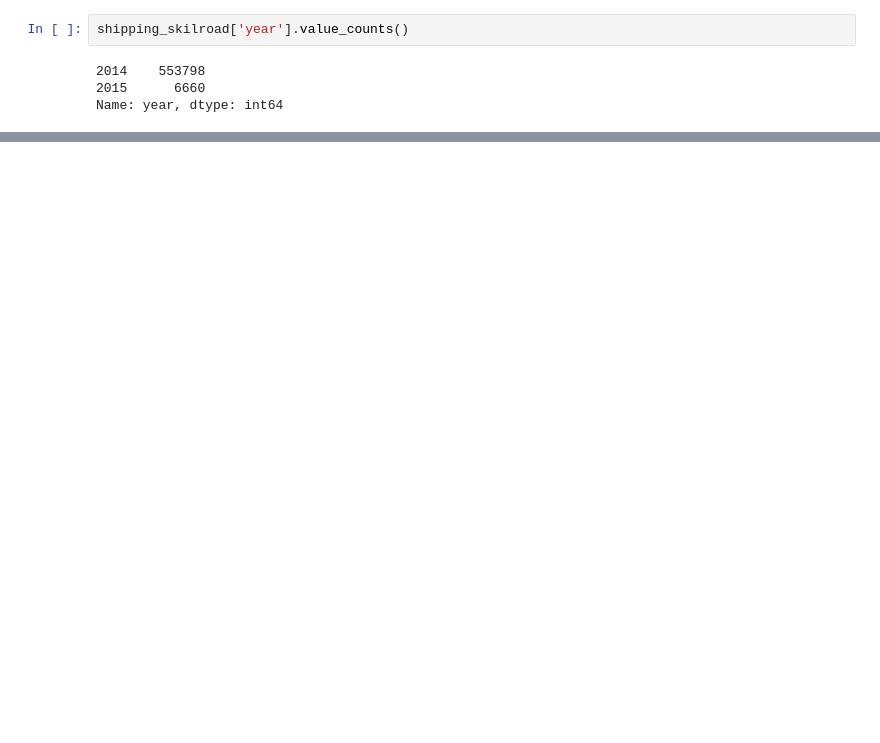
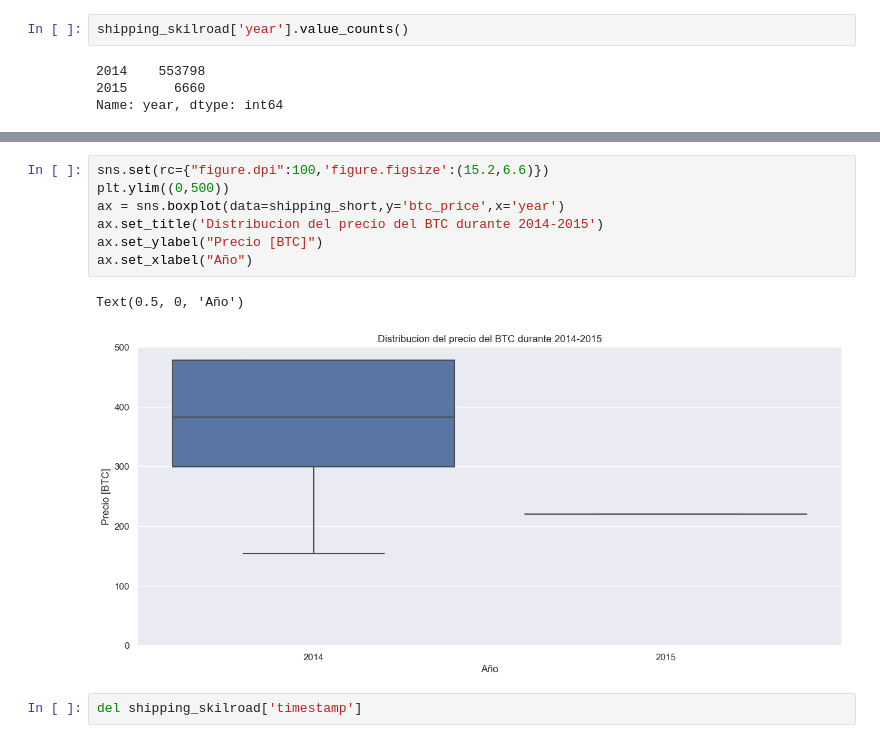
Before and after one commit to alejovillores/TP4_oganizacion_de_datos, a Jupyter notebook: data_exploration_shipping_skilroad.ipynb, the cells around one changed output, grey strips where cells are left out. Saved outputs shown, nothing was run; the diff lists cells and outputs as text; blank space fills up the shorter version.

```diff
--- a/data_exploration_shipping_skilroad.ipynb
+++ b/data_exploration_shipping_skilroad.ipynb
@@ -182,0 +341,12 @@ Text(0.5, 1.0, 'Cantidad de shippings por mes')
+# %%
+sns.set(rc={"figure.dpi":100,'figure.figsize':(15.2,6.6)})
+plt.ylim((0,500))
+ax = sns.boxplot(data=shipping_short,y='btc_price',x='year')
+ax.set_title('Distribucion del precio del BTC durante 2014-2015')
+ax.set_ylabel("Precio [BTC]")
+ax.set_xlabel("Año")
+# %% [output]
+Text(0.5, 0, 'Año')
+[figure, added]
+# %%
+del shipping_skilroad['timestamp']
```
Also changed, not shown: parts of 27 cells of this notebook, 1 other file.
